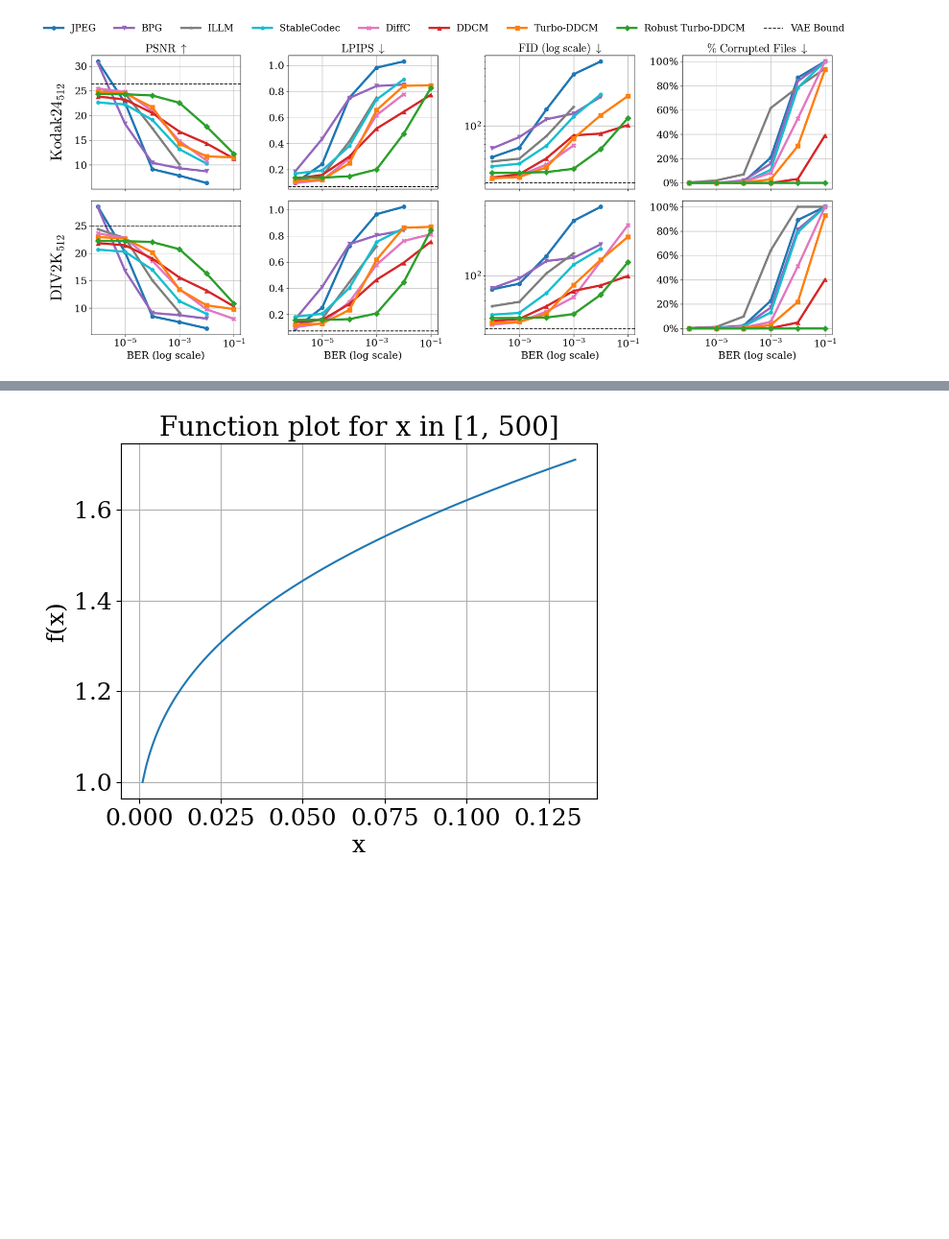
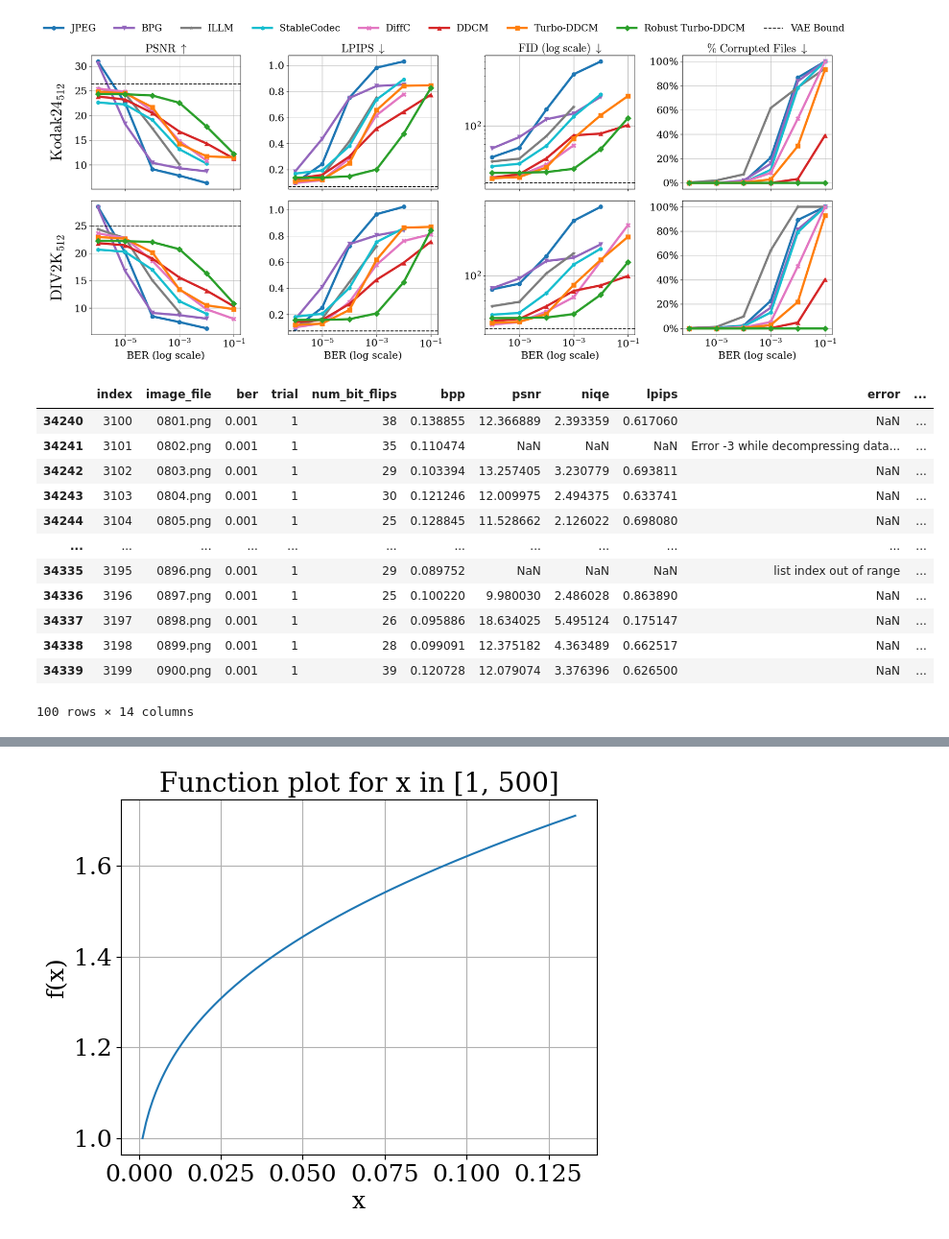
Before and after one commit to galkesten/Diffusion-Compression-Editing-Attacks, a Jupyter notebook: src/plots.ipynb, the cells around one changed output, grey strips where cells are left out. Shown at 96% size. Saved outputs shown, nothing was run; the diff lists cells and outputs as text; code cells hidden in the pictures; blank space fills up the shorter version.

```diff
--- a/src/plots.ipynb
+++ b/src/plots.ipynb
@@ -211,3 +210,19 @@ output_path = os.path.join(output_dir, 'quant_main.pdf')
 plt.savefig(output_path, dpi=300, bbox_inches='tight')
 # %% [output]
 [figure]
+# %%
+results_df[(results_df["method"] == "diffc") &(results_df["ber"] == 0.001) & (results_df["dataset"] == "DIV2K_valid_HR_512")& (results_df["trial"] == 1)]
+# %% [output]
+|  | index | image_file | ber | trial | num_bit_flips | bpp | psnr | niqe | lpips | error | ... |
+| 34240 | 3100 | 0801.png | 0.001 | 1 | 38 | 0.138855 | 12.366889 | 2.393359 | 0.617060 | NaN | ... |
+| 34241 | 3101 | 0802.png | 0.001 | 1 | 35 | 0.110474 | NaN | NaN | NaN | Error -3 while decompressing data... | ... |
+| 34242 | 3102 | 0803.png | 0.001 | 1 | 29 | 0.103394 | 13.257405 | 3.230779 | 0.693811 | NaN | ... |
+| 34243 | 3103 | 0804.png | 0.001 | 1 | 30 | 0.121246 | 12.009975 | 2.494375 | 0.633741 | NaN | ... |
+| 34244 | 3104 | 0805.png | 0.001 | 1 | 25 | 0.128845 | 11.528662 | 2.126022 | 0.698080 | NaN | ... |
+| ... | ... | ... | ... | ... | ... | ... | ... | ... | ... | ... | ... |
+| 34335 | 3195 | 0896.png | 0.001 | 1 | 29 | 0.089752 | NaN | NaN | NaN | list index out of range | ... |
+| 34336 | 3196 | 0897.png | 0.001 | 1 | 25 | 0.100220 | 9.980030 | 2.486028 | 0.863890 | NaN | ... |
+| 34337 | 3197 | 0898.png | 0.001 | 1 | 26 | 0.095886 | 18.634025 | 5.495124 | 0.175147 | NaN | ... |
+| 34338 | 3198 | 0899.png | 0.001 | 1 | 28 | 0.099091 | 12.375182 | 4.363489 | 0.662517 | NaN | ... |
+| 34339 | 3199 | 0900.png | 0.001 | 1 | 39 | 0.120728 | 12.079074 | 3.376396 | 0.626500 | NaN | ... |
+100 rows × 14 columns
```
Also changed, not shown: parts of 3 cells of this notebook, 39 other files.
